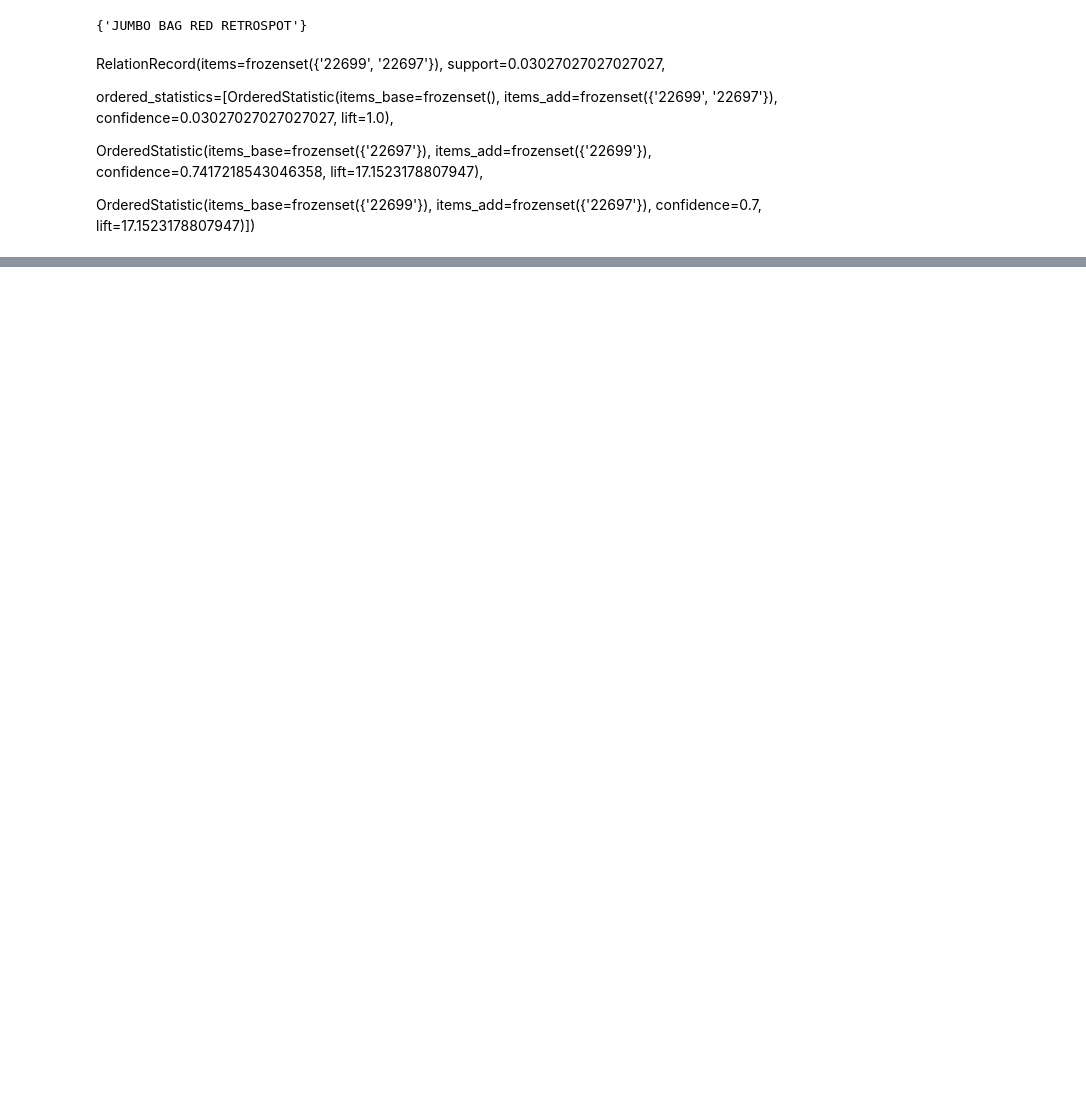
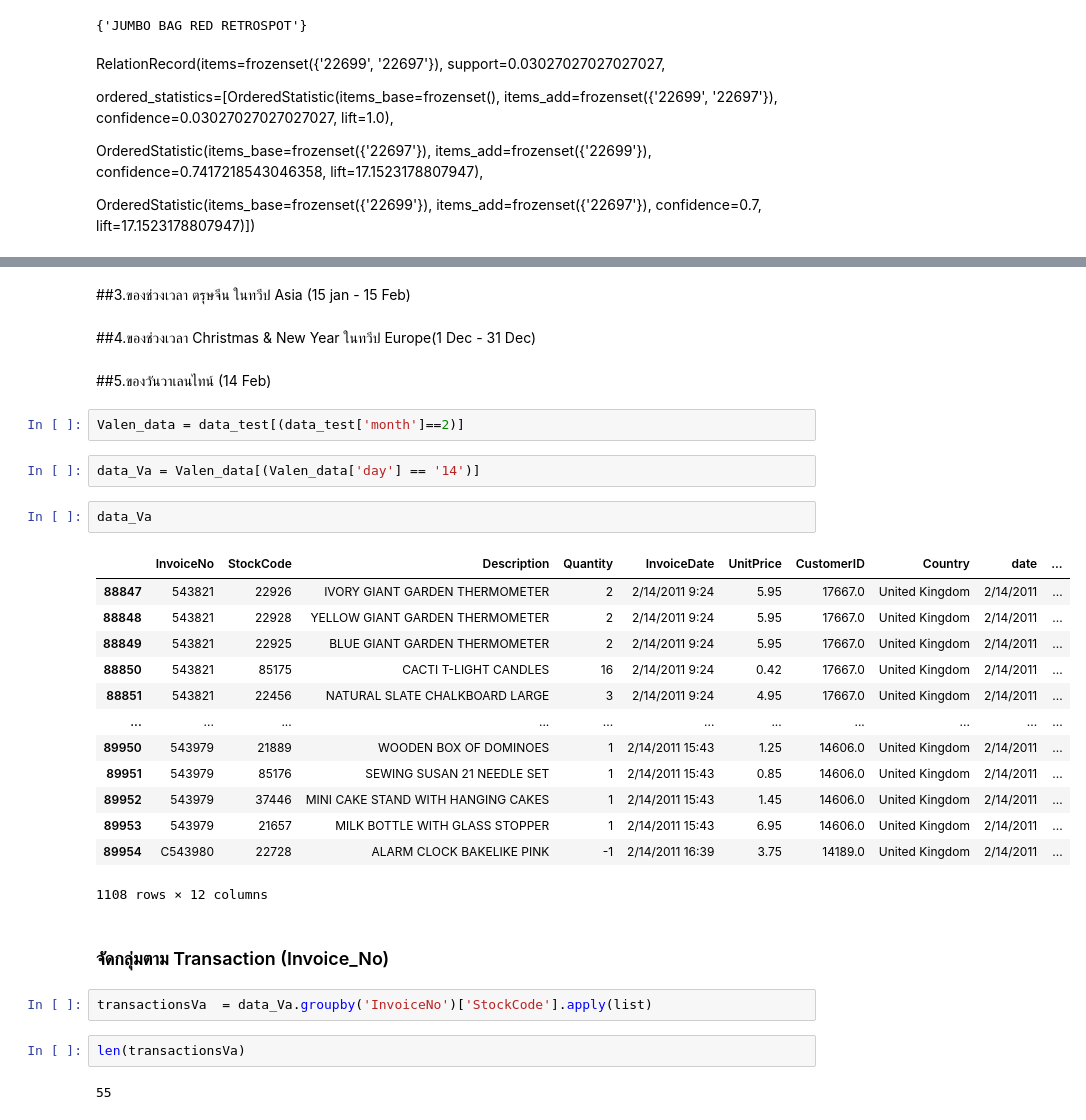
Before and after one commit to Sashimimeow/BSC_DPDM23, a Jupyter notebook: Frequent_Patterns_(Association_Rules).ipynb, the cells around one changed output, grey strips where cells are left out. Saved outputs shown, nothing was run; the diff lists cells and outputs as text; blank space fills up the shorter version.

```diff
--- a/Frequent_Patterns_(Association_Rules).ipynb
+++ b/Frequent_Patterns_(Association_Rules).ipynb
@@ -194,0 +552,34 @@ OrderedStatistic(items_base=frozenset({'22699'}), items_add=frozenset({'22697'})
+# %% [markdown]
+##3.ของช่วงเวลา ตรุษจีน ในทวีป Asia (15 jan - 15 Feb)
+# %% [markdown]
+##4.ของช่วงเวลา Christmas & New Year ในทวีป Europe(1 Dec - 31 Dec)
+# %% [markdown]
+##5.ของวันวาเลนไทน์ (14 Feb)
+# %%
+Valen_data = data_test[(data_test['month']==2)]
+# %%
+data_Va = Valen_data[(Valen_data['day'] == '14')]
+# %%
+data_Va
+# %% [output]
+|  | InvoiceNo | StockCode | Description | Quantity | InvoiceDate | UnitPrice | CustomerID | Country | date | ... |
+| 88847 | 543821 | 22926 | IVORY GIANT GARDEN THERMOMETER | 2 | 2/14/2011 9:24 | 5.95 | 17667.0 | United Kingdom | 2/14/2011 | ... |
+| 88848 | 543821 | 22928 | YELLOW GIANT GARDEN THERMOMETER | 2 | 2/14/2011 9:24 | 5.95 | 17667.0 | United Kingdom | 2/14/2011 | ... |
+| 88849 | 543821 | 22925 | BLUE GIANT GARDEN THERMOMETER | 2 | 2/14/2011 9:24 | 5.95 | 17667.0 | United Kingdom | 2/14/2011 | ... |
+| 88850 | 543821 | 85175 | CACTI T-LIGHT CANDLES | 16 | 2/14/2011 9:24 | 0.42 | 17667.0 | United Kingdom | 2/14/2011 | ... |
+| 88851 | 543821 | 22456 | NATURAL SLATE CHALKBOARD LARGE | 3 | 2/14/2011 9:24 | 4.95 | 17667.0 | United Kingdom | 2/14/2011 | ... |
+| ... | ... | ... | ... | ... | ... | ... | ... | ... | ... | ... |
+| 89950 | 543979 | 21889 | WOODEN BOX OF DOMINOES | 1 | 2/14/2011 15:43 | 1.25 | 14606.0 | United Kingdom | 2/14/2011 | ... |
+| 89951 | 543979 | 85176 | SEWING SUSAN 21 NEEDLE SET | 1 | 2/14/2011 15:43 | 0.85 | 14606.0 | United Kingdom | 2/14/2011 | ... |
+| 89952 | 543979 | 37446 | MINI CAKE STAND WITH HANGING CAKES | 1 | 2/14/2011 15:43 | 1.45 | 14606.0 | United Kingdom | 2/14/2011 | ... |
+| 89953 | 543979 | 21657 | MILK BOTTLE WITH GLASS STOPPER | 1 | 2/14/2011 15:43 | 6.95 | 14606.0 | United Kingdom | 2/14/2011 | ... |
+| 89954 | C543980 | 22728 | ALARM CLOCK BAKELIKE PINK | -1 | 2/14/2011 16:39 | 3.75 | 14189.0 | United Kingdom | 2/14/2011 | ... |
+1108 rows × 12 columns
+# %% [markdown]
+### จัดกลุ่มตาม Transaction (Invoice_No)
+# %%
+transactionsVa  = data_Va.groupby('InvoiceNo')['StockCode'].apply(list)
+# %%
+len(transactionsVa)
+# %% [output]
+55
```
Also changed, not shown: parts of 74 cells of this notebook.
